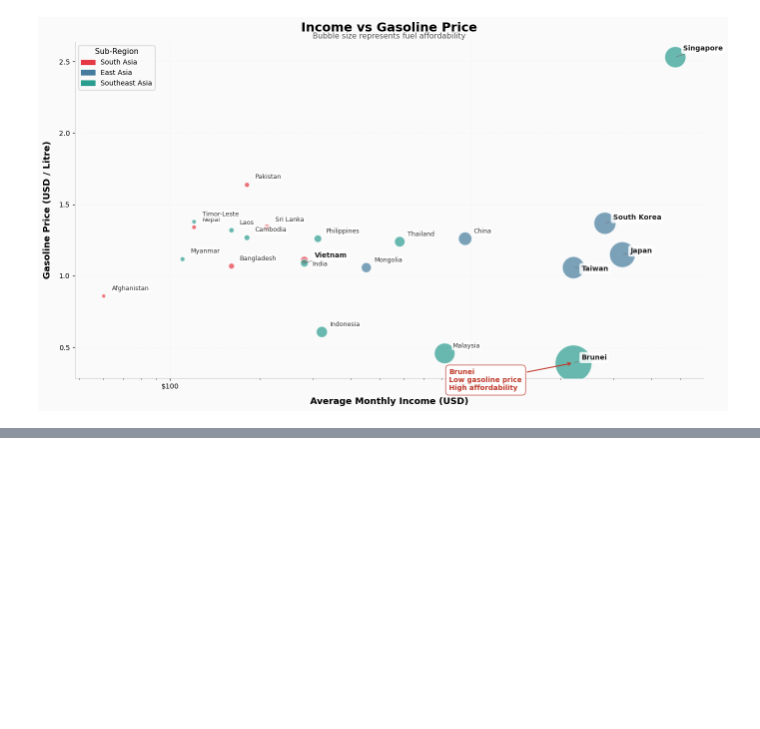
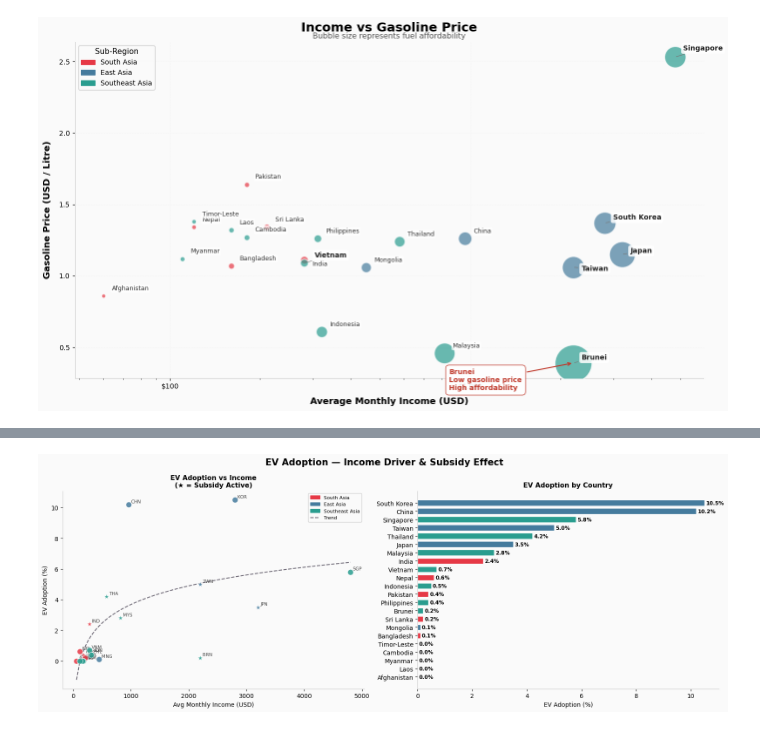
Before and after one commit to eric-ho-888/Project_2, a Jupyter notebook: asia_fuel.ipynb, the cells around one changed output, grey strips where cells are left out. Saved outputs shown, nothing was run; the diff lists cells and outputs as text; code cells hidden in the pictures; blank space fills up the shorter version.

```diff
--- a/asia_fuel.ipynb
+++ b/asia_fuel.ipynb
@@ -489,0 +523,40 @@ plt.show()
+# %%
+fig, axes = plt.subplots(1, 2, figsize=(16, 6))
+fig.suptitle('EV Adoption — Income Driver & Subsidy Effect', fontsize=15, fontweight='bold')
+
+ax = axes[0]
+for _, row in df.iterrows():
+    color = PALETTE_REGION[row['sub_region']]
+    marker = '★' if row['fuel_subsidy_active'] else 'o'
+    ax.scatter(row['avg_monthly_income_usd'], row['ev_adoption_pct'],
+               color=color, s=90, alpha=0.85,
+               marker='*' if row['fuel_subsidy_active'] else 'o',
+               edgecolors='white', linewidth=0.8, zorder=5)
+    ax.annotate(row['iso3'], (row['avg_monthly_income_usd'], row['ev_adoption_pct']),
+                xytext=(4, 3), textcoords='offset points', fontsize=7.5, color='#444')
+
+z = np.polyfit(np.log(df['avg_monthly_income_usd']+1), df['ev_adoption_pct'], 1)
+p = np.poly1d(z)
+x_line = np.linspace(df['avg_monthly_income_usd'].min(), df['avg_monthly_income_usd'].max(), 100)
+ax.plot(x_line, p(np.log(x_line+1)), '--', color='#6D6875', linewidth=1.5, label='Log-linear trend')
+
+ax.set_xlabel('Avg Monthly Income (USD)', fontsize=10)
+ax.set_ylabel('EV Adoption (%)', fontsize=10)
+ax.set_title('EV Adoption vs Income\n(★ = Subsidy Active)', fontsize=11, fontweight='bold')
+legend_patches = [mpatches.Patch(color=v, label=k) for k, v in PALETTE_REGION.items()]
+ax.legend(handles=legend_patches + [plt.Line2D([0],[0],ls='--',color='#6D6875',label='Trend')], fontsize=8)
+
+ax2 = axes[1]
+ev_plot = df.sort_values('ev_adoption_pct')
+cols = [PALETTE_REGION[r] for r in ev_plot['sub_region']]
+bars2 = ax2.barh(ev_plot['country'], ev_plot['ev_adoption_pct'], color=cols, edgecolor='white', height=0.7)
+for bar, v in zip(bars2, ev_plot['ev_adoption_pct']):
+    ax2.text(v + 0.05, bar.get_y() + bar.get_height()/2,
+             f'{v:.1f}%', va='center', fontsize=8.5, fontweight='bold')
+ax2.set_xlabel('EV Adoption (%)', fontsize=10)
+ax2.set_title('EV Adoption by Country', fontsize=11, fontweight='bold')
+
+plt.tight_layout()
+plt.show()
+# %% [output]
+[figure, added]
```
Also changed, not shown: parts of 1 cell of this notebook.
